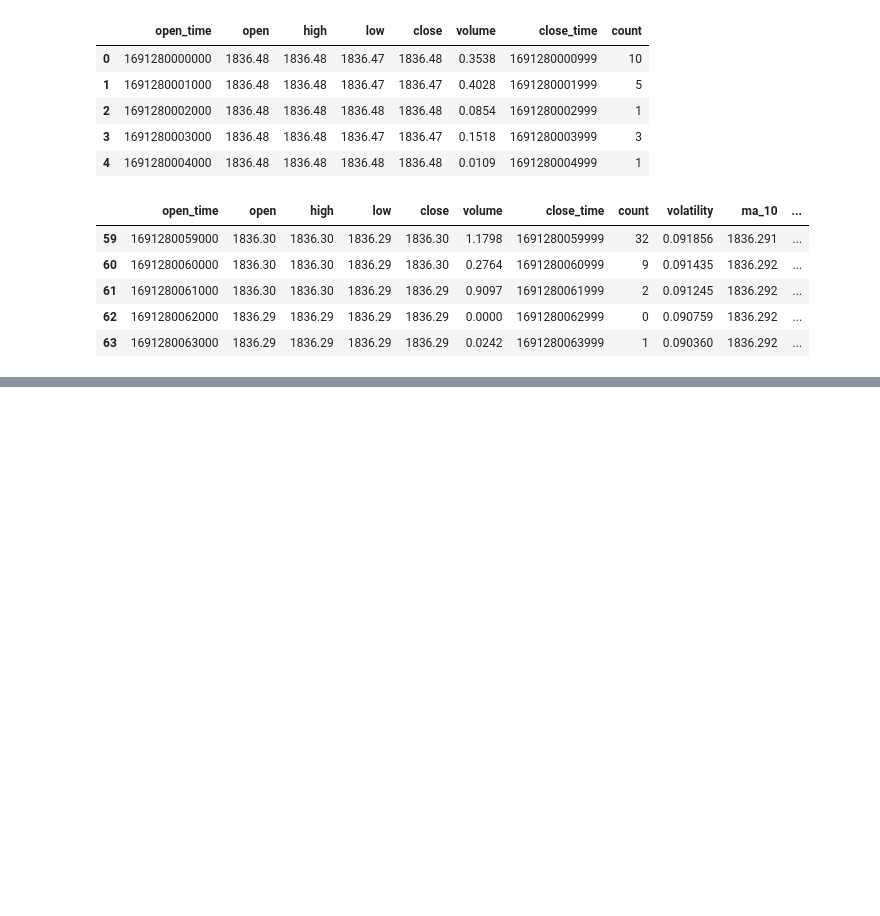
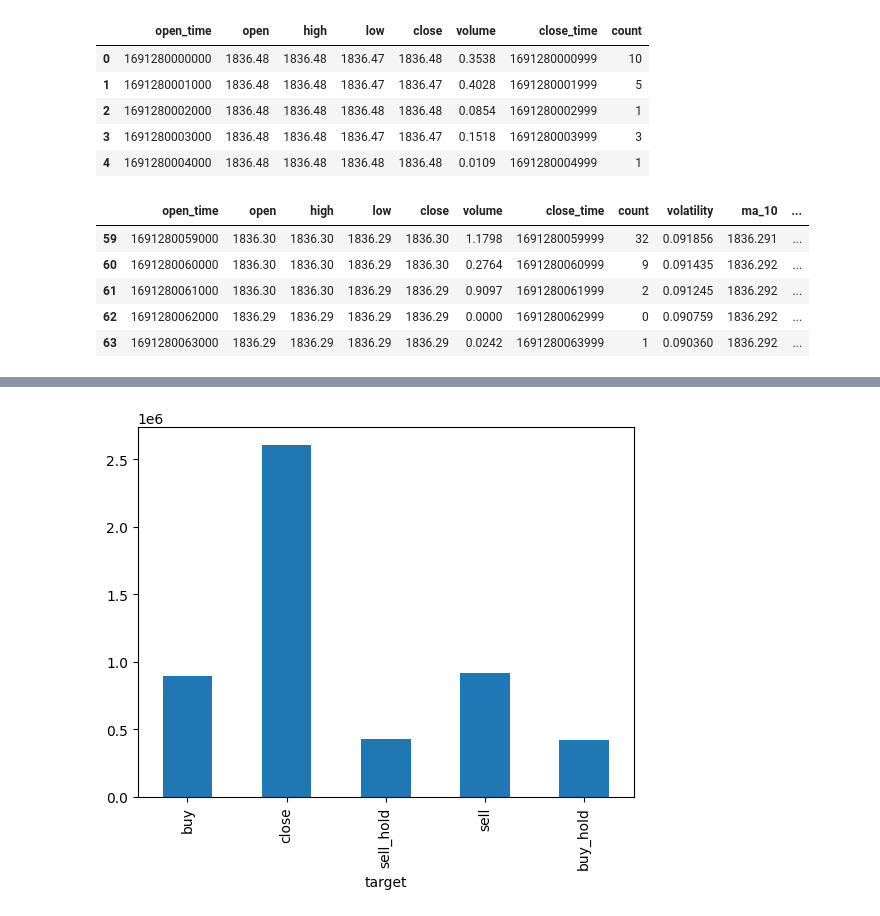
Before and after one commit to Yarden92/EM-stocks, a Jupyter notebook: ml_explorer.ipynb, the cells around one changed output, grey strips where cells are left out. Cells and saved outputs as stored; diff of their text form; code cells hidden in the pictures; blank space fills up the shorter version.

```diff
--- a/ml_explorer.ipynb
+++ b/ml_explorer.ipynb
@@ -95,0 +102,31 @@ df[['close', 'future_return', 'target']].head(15)
+# %%
+# Step 4: Create the Target Variable
+# Range	Description	Recommended action
+# [-1.00, -0.75]	Strong downward trend	    Sell
+# (-0.75, -0.50]	Weak downward trend	        Sell hold
+# (-0.50,  0.50)	Neutral	                    Close
+# [ 0.50,  0.75)	Weak upwards trend	        Buy hold
+# [ 0.75,  1.00]	Strong upwards trend	    Buy
+import numpy as np
+
+df['target'] = np.select(
+    [
+        df['current_trend_scaled'] <= -0.75,
+        df['current_trend_scaled'] <= -0.50,
+        df['current_trend_scaled'] <= 0.50,
+        df['current_trend_scaled'] <= 0.75,
+    ],
+    [
+        'sell',
+        'sell_hold',
+        'close',
+        'buy_hold',
+    ],
+    default='buy'
+)
+
+# bar plot from the number of values in each class
+df['target'].value_counts(sort=False).plot(kind='bar')
+plt.show()
+# %% [output]
+[figure, added]
```
Also changed, not shown: parts of 12 cells of this notebook, 1 other file.
